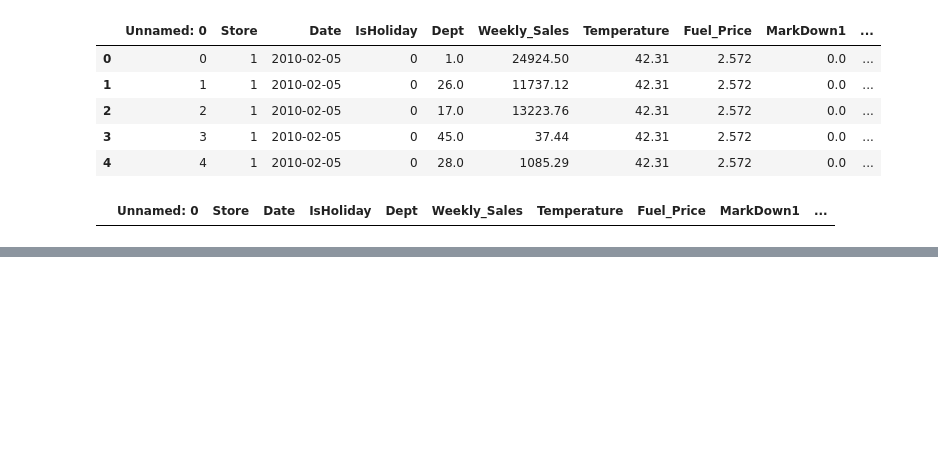
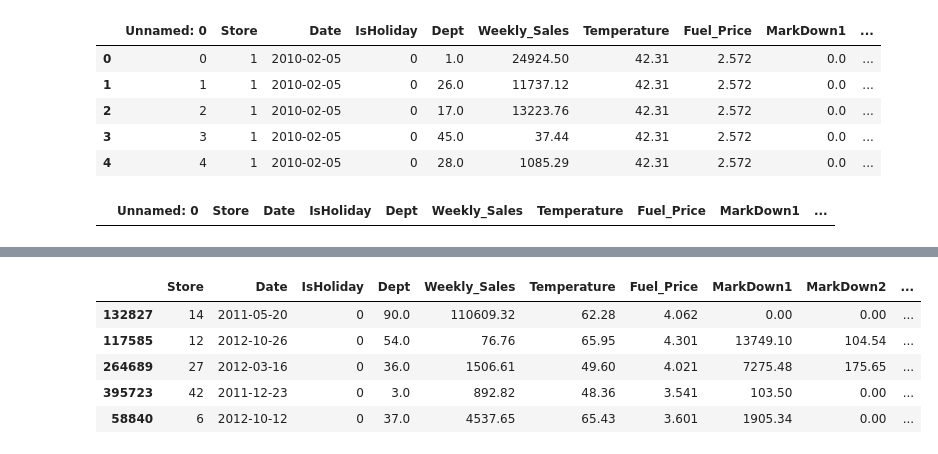
Before and after one commit to Subash-d/ai-ml-projects, a Jupyter notebook: walmart-sales/Eda.ipynb, the cells around one changed output, grey strips where cells are left out. Cells and saved outputs as stored; diff of their text form; code cells hidden in the pictures; blank space fills up the shorter version.

```diff
--- a/walmart-sales/Eda.ipynb
+++ b/walmart-sales/Eda.ipynb
@@ -35,0 +66,13 @@ df
+# %%
+df["Date"] = pd.to_datetime(df["Date"])
+# %%
+df = df.drop(['Unnamed: 0'], axis = 1)
+# %%
+df.sample(5)
+# %% [output]
+|  | Store | Date | IsHoliday | Dept | Weekly_Sales | Temperature | Fuel_Price | MarkDown1 | MarkDown2 | ... |
+| 132827 | 14 | 2011-05-20 | 0 | 90.0 | 110609.32 | 62.28 | 4.062 | 0.00 | 0.00 | ... |
+| 117585 | 12 | 2012-10-26 | 0 | 54.0 | 76.76 | 65.95 | 4.301 | 13749.10 | 104.54 | ... |
+| 264689 | 27 | 2012-03-16 | 0 | 36.0 | 1506.61 | 49.60 | 4.021 | 7275.48 | 175.65 | ... |
+| 395723 | 42 | 2011-12-23 | 0 | 3.0 | 892.82 | 48.36 | 3.541 | 103.50 | 0.00 | ... |
+| 58840 | 6 | 2012-10-12 | 0 | 37.0 | 4537.65 | 65.43 | 3.601 | 1905.34 | 0.00 | ... |
```
Also changed, not shown: parts of 3 cells of this notebook.
